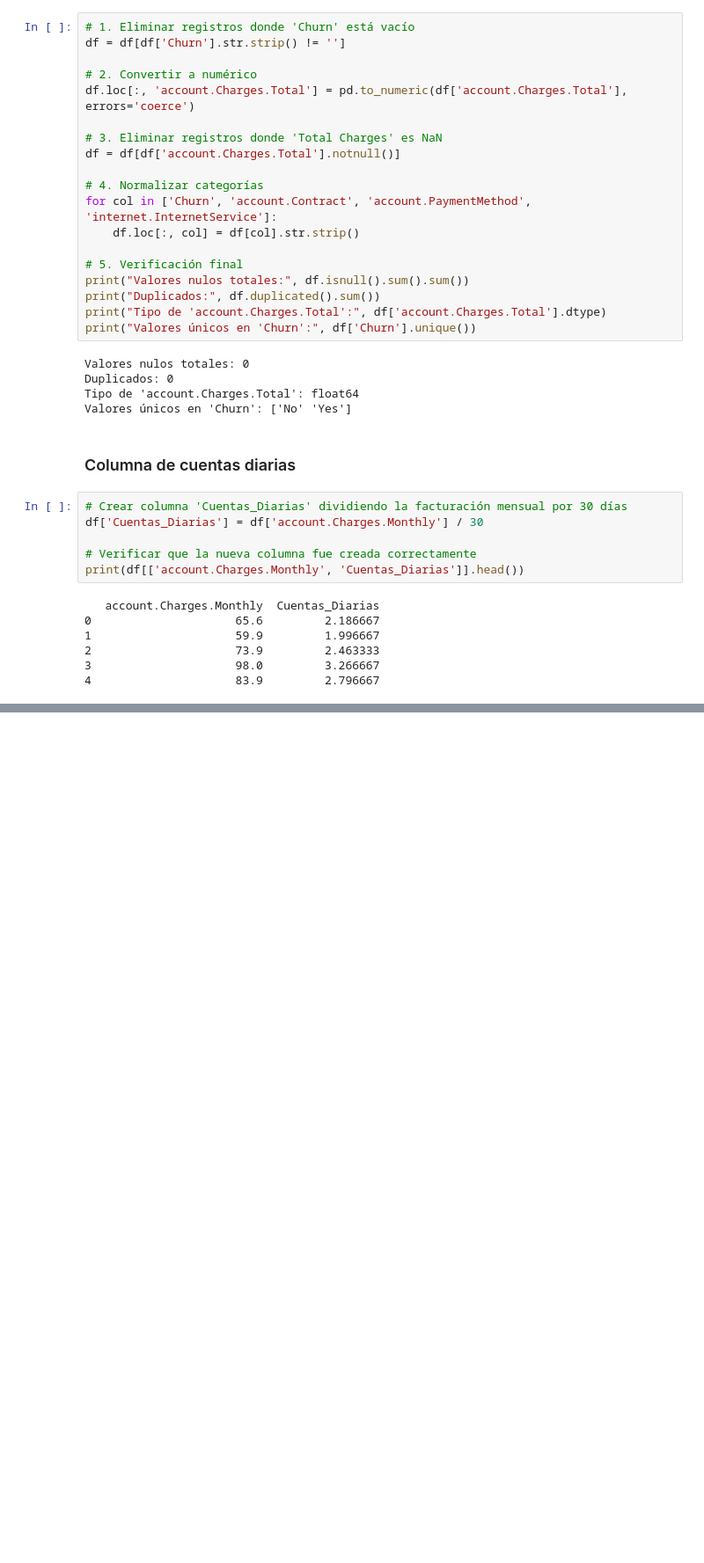
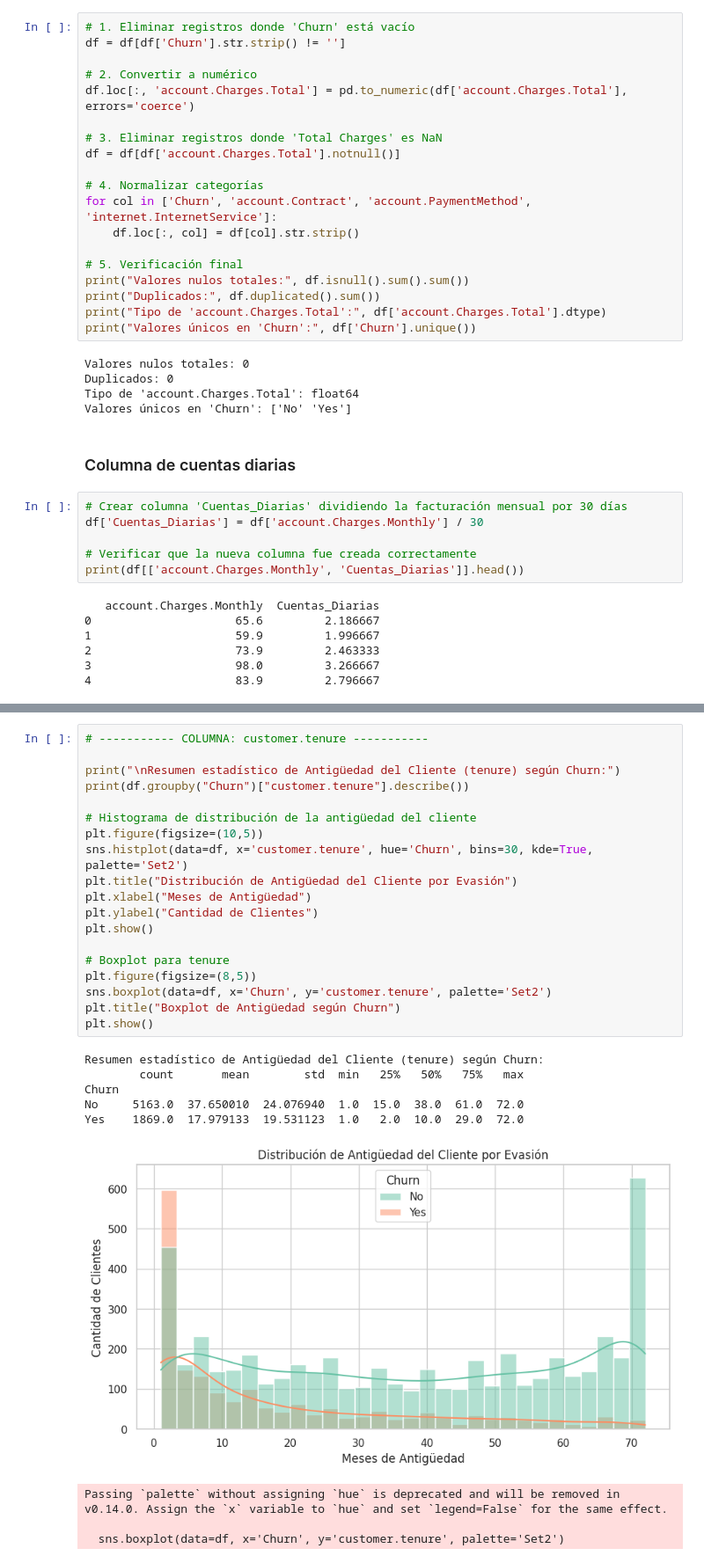
Before and after one commit to xsebasx3/TelecomX_LATAM, a Jupyter notebook: TelecomX_LATAM.ipynb, the cells around one changed output, grey strips where cells are left out. Shown: that part at 88% size. Drawn from its saved outputs; the diff is of its cells as text; blank space fills up the shorter version.

```diff
--- a/TelecomX_LATAM.ipynb
+++ b/TelecomX_LATAM.ipynb
@@ -268,0 +410,29 @@ print(df[['account.Charges.Monthly', 'Cuentas_Diarias']].head())
+# %%
+# ----------- COLUMNA: customer.tenure -----------
+
+print("\nResumen estadístico de Antigüedad del Cliente (tenure) según Churn:")
+print(df.groupby("Churn")["customer.tenure"].describe())
+
+# Histograma de distribución de la antigüedad del cliente
+plt.figure(figsize=(10,5))
+sns.histplot(data=df, x='customer.tenure', hue='Churn', bins=30, kde=True, palette='Set2')
+plt.title("Distribución de Antigüedad del Cliente por Evasión")
+plt.xlabel("Meses de Antigüedad")
+plt.ylabel("Cantidad de Clientes")
+plt.show()
+
+# Boxplot para tenure
+plt.figure(figsize=(8,5))
+sns.boxplot(data=df, x='Churn', y='customer.tenure', palette='Set2')
+plt.title("Boxplot de Antigüedad según Churn")
+plt.show()
+# %% [output]
+Resumen estadístico de Antigüedad del Cliente (tenure) según Churn:
+        count       mean        std  min   25%   50%   75%   max
+Churn
+No     5163.0  37.650010  24.076940  1.0  15.0  38.0  61.0  72.0
+Yes    1869.0  17.979133  19.531123  1.0   2.0  10.0  29.0  72.0
+[figure, added]
+Passing `palette` without assigning `hue` is deprecated and will be removed in v0.14.0. Assign the `x` variable to `hue` and set `legend=False` for the same effect.
+
+  sns.boxplot(data=df, x='Churn', y='customer.tenure', palette='Set2')
```
Also changed, not shown: parts of 8 cells of this notebook.
